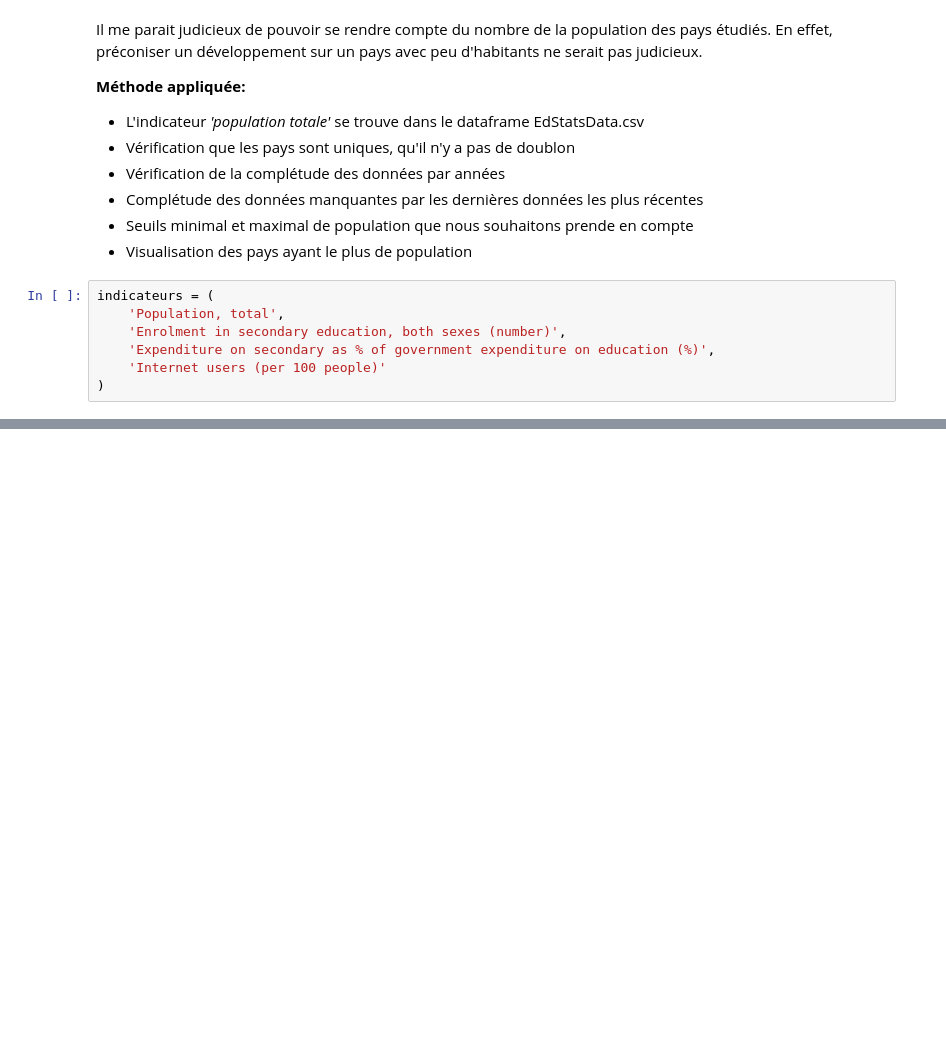
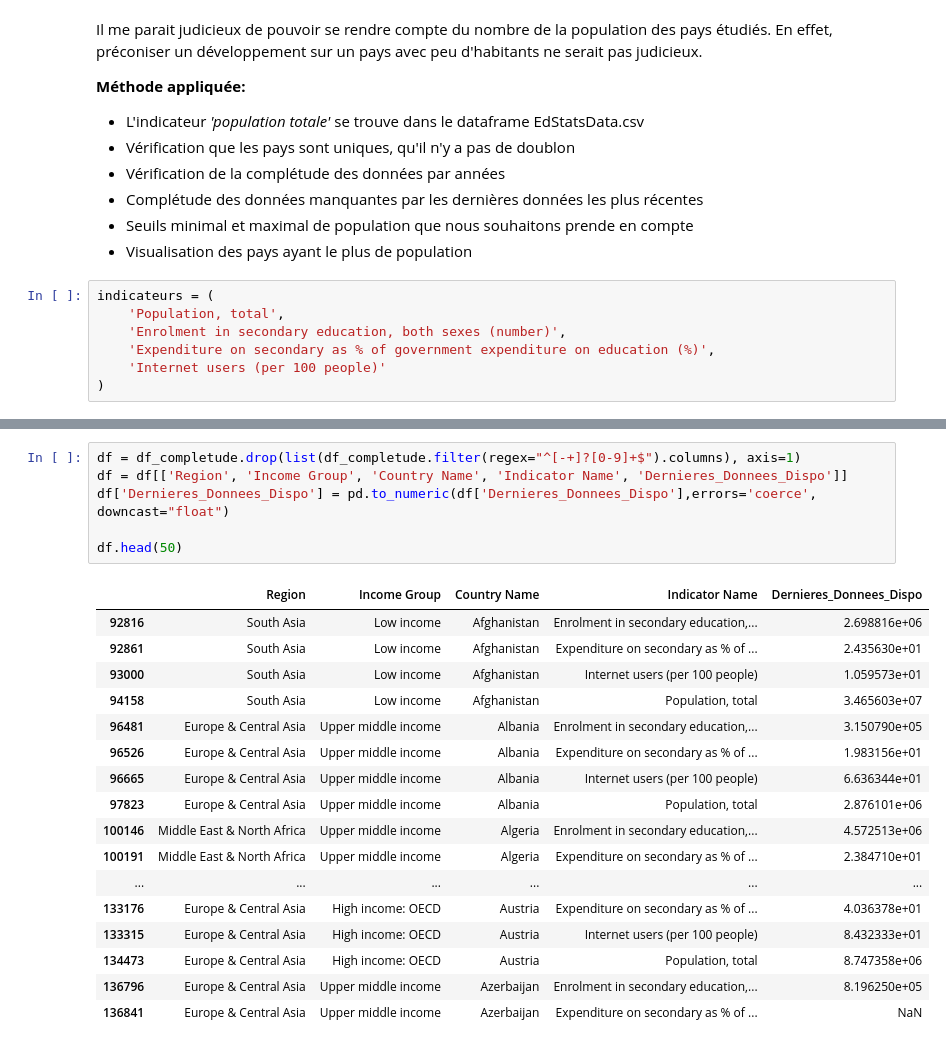
Before and after one commit to Charlotte-1987/openclassroom-projet2, a Jupyter notebook: notebook_p2.ipynb, the cells around one changed output, grey strips where cells are left out. Saved outputs shown, nothing was run; the diff lists cells and outputs as text; blank space fills up the shorter version.

```diff
--- a/notebook_p2.ipynb
+++ b/notebook_p2.ipynb
@@ -470,0 +512,24 @@ stats_data_drop
+# %%
+df = df_completude.drop(list(df_completude.filter(regex="^[-+]?[0-9]+$").columns), axis=1)
+df = df[['Region', 'Income Group', 'Country Name', 'Indicator Name', 'Dernieres_Donnees_Dispo']]
+df['Dernieres_Donnees_Dispo'] = pd.to_numeric(df['Dernieres_Donnees_Dispo'],errors='coerce', downcast="float")
+
+df.head(50)
+# %% [output]
+|  | Region | Income Group | Country Name | Indicator Name | Dernieres_Donnees_Dispo |
+| 92816 | South Asia | Low income | Afghanistan | Enrolment in secondary education,... | 2.698816e+06 |
+| 92861 | South Asia | Low income | Afghanistan | Expenditure on secondary as % of ... | 2.435630e+01 |
+| 93000 | South Asia | Low income | Afghanistan | Internet users (per 100 people) | 1.059573e+01 |
+| 94158 | South Asia | Low income | Afghanistan | Population, total | 3.465603e+07 |
+| 96481 | Europe & Central Asia | Upper middle income | Albania | Enrolment in secondary education,... | 3.150790e+05 |
+| 96526 | Europe & Central Asia | Upper middle income | Albania | Expenditure on secondary as % of ... | 1.983156e+01 |
+| 96665 | Europe & Central Asia | Upper middle income | Albania | Internet users (per 100 people) | 6.636344e+01 |
+| 97823 | Europe & Central Asia | Upper middle income | Albania | Population, total | 2.876101e+06 |
+| 100146 | Middle East & North Africa | Upper middle income | Algeria | Enrolment in secondary education,... | 4.572513e+06 |
+| 100191 | Middle East & North Africa | Upper middle income | Algeria | Expenditure on secondary as % of ... | 2.384710e+01 |
+| ... | ... | ... | ... | ... | ... |
+| 133176 | Europe & Central Asia | High income: OECD | Austria | Expenditure on secondary as % of ... | 4.036378e+01 |
+| 133315 | Europe & Central Asia | High income: OECD | Austria | Internet users (per 100 people) | 8.432333e+01 |
+| 134473 | Europe & Central Asia | High income: OECD | Austria | Population, total | 8.747358e+06 |
+| 136796 | Europe & Central Asia | Upper middle income | Azerbaijan | Enrolment in secondary education,... | 8.196250e+05 |
+| 136841 | Europe & Central Asia | Upper middle income | Azerbaijan | Expenditure on secondary as % of ... | NaN |
```
Also changed, not shown: parts of 29 cells of this notebook.
